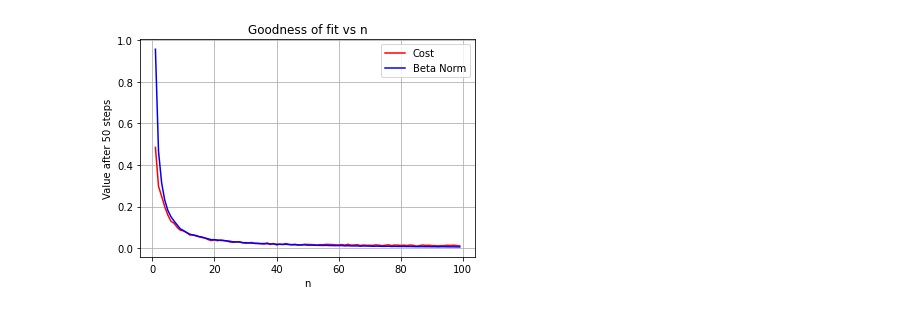
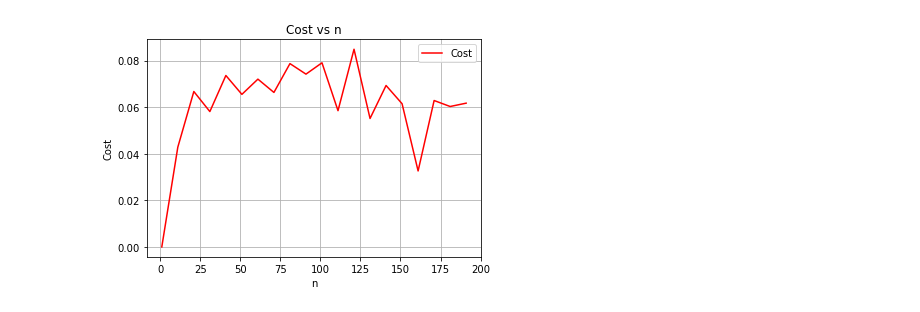
Before and after one commit to DhruvaSambrani/idc410, a Jupyter notebook: assignments/ass1/Linear Regression.ipynb, the cells around one changed output. Cells and saved outputs as stored; diff of their text form; code cells hidden in the pictures.

```diff
--- a/assignments/ass1/Linear Regression.ipynb
+++ b/assignments/ass1/Linear Regression.ipynb
@@ -41,5 +114,5 @@ def scan_sigma(average_over):
         beta_norm[i] /= average_over
     return ss, s_costs, beta_norm
 # %%
-ss, s_costs, beta_norm = scan_sigma(1000)
+ss, s_costs, s_beta_norm = scan_sigma(10)
 # %%
@@ -54,14 +125,0 @@ plt.grid()
-# %%
-def scan_n(average_over):
-    ns = np.arange(1, 100)
-    n_costs = np.zeros(ns.size)
-    beta_norm = np.zeros(ns.size)
-    for i in range(len(ns)):
-        for k in range(average_over):
-            X, Y, bstar = make_data(0.04, ns[i], 5)
-            b, costs = linear_regression(X, Y, 50, 0.0001)
-            n_costs[i] += costs[-1]
-            beta_norm[i] += np.linalg.norm(b-bstar) / ns[i]
-        n_costs[i] /= average_over
-        beta_norm[i] /= average_over
-    return ns, n_costs, beta_norm
@@ -68,12 +142,25 @@ def scan_n(average_over):
+# %%
+def scan_n(average_over):
+    ns = np.arange(1, 200, 10)
+    n_costs = np.zeros(ns.size)
+    beta_norm = np.zeros(ns.size)
+    for i in range(len(ns)):
+        for k in range(average_over):
+            X, Y, bstar = make_data(0.3, ns[i], 5)
+            b, costs, _ = linear_regression(X, Y, 25000, 1e-8)
+            n_costs[i] += costs[-1]
+            beta_norm[i] += np.linalg.norm(b-bstar) / ns[i]
+        n_costs[i] /= average_over
+        beta_norm[i] /= average_over
+    return ns, n_costs, beta_norm
 # %%
-ns, n_costs, beta_norm = scan_n(100)
+ns, n_costs, n_beta_norm = scan_n(10)
 # %%
 plt.plot(ns, n_costs, "r", label="Cost")
-plt.plot(ns, beta_norm, "b", label="Beta Norm")
-plt.title("Goodness of fit vs n")
+plt.title("Cost vs n")
 plt.xlabel("n")
-plt.ylabel("Value after 50 steps")
+plt.ylabel("Cost")
 plt.legend()
 plt.grid()
 # %% [output]
-[figure, old version]
+[figure, new version]
```
Also changed, not shown: parts of 22 cells of this notebook, 2 other files.
